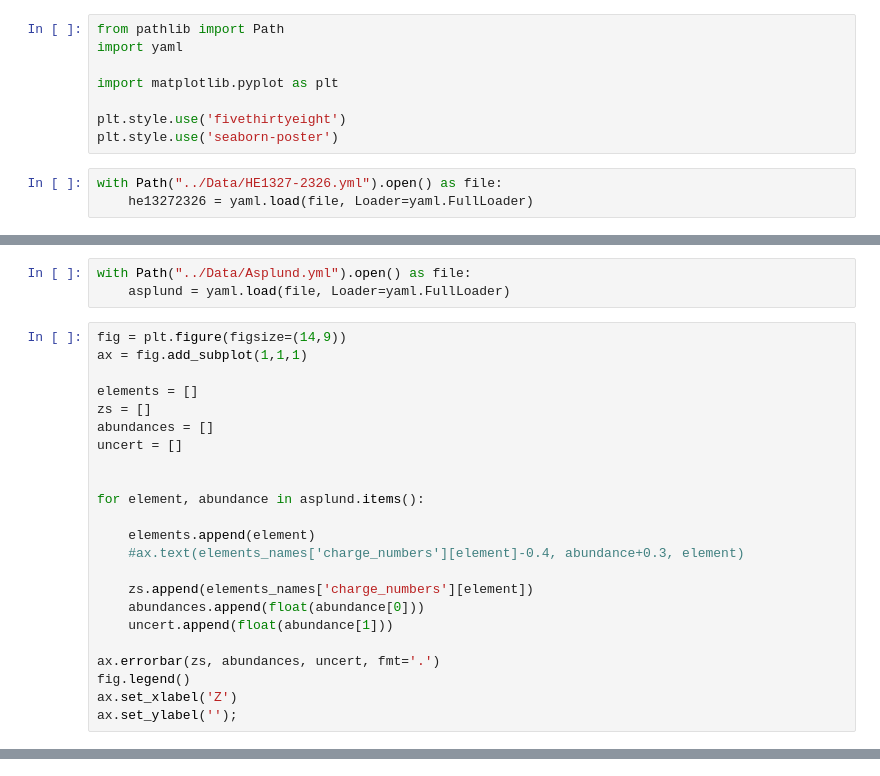
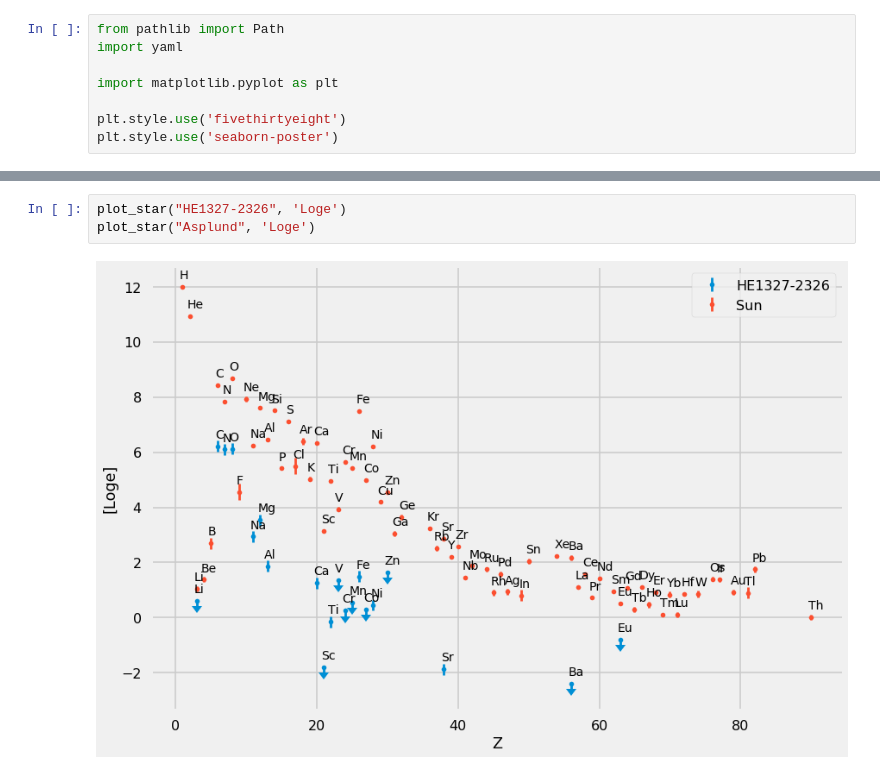
Before and after one commit to Samuel316/StarPlots, a Jupyter notebook: notebooks/Star_Plot.ipynb, the cells around one changed output, grey strips where cells are left out. Drawn from its saved outputs; the diff is of its cells as text.

```diff
--- a/notebooks/Star_Plot.ipynb
+++ b/notebooks/Star_Plot.ipynb
@@ -6,6 +6,3 @@ import matplotlib.pyplot as plt
 
 plt.style.use('fivethirtyeight')
 plt.style.use('seaborn-poster')
-# %%
-with Path("../Data/HE1327-2326.yml").open() as file:
-    he13272326 = yaml.load(file, Loader=yaml.FullLoader)
@@ -15,26 +8,0 @@ with Path("../Data/elements.yml").open() as file:
-# %%
-with Path("../Data/Asplund.yml").open() as file:
-    asplund = yaml.load(file, Loader=yaml.FullLoader)
-# %%
-fig = plt.figure(figsize=(14,9))
-ax = fig.add_subplot(1,1,1)
-
-elements = []
-zs = []
-abundances = []
-uncert = []
-
-
-for element, abundance in asplund.items():
-
-    elements.append(element)
-    #ax.text(elements_names['charge_numbers'][element]-0.4, abundance+0.3, element)
-
-    zs.append(elements_names['charge_numbers'][element])
-    abundances.append(float(abundance[0]))
-    uncert.append(float(abundance[1]))
-
-ax.errorbar(zs, abundances, uncert, fmt='.')
-fig.legend()
-ax.set_xlabel('Z')
-ax.set_ylabel('');
@@ -76,0 +53,5 @@ ax.set_ylabel('[X/H]');
+# %%
+plot_star("HE1327-2326", 'Loge')
+plot_star("Asplund", 'Loge')
+# %% [output]
+[figure, added]
```
Also changed, not shown: parts of 4 cells of this notebook, 9 other files.
